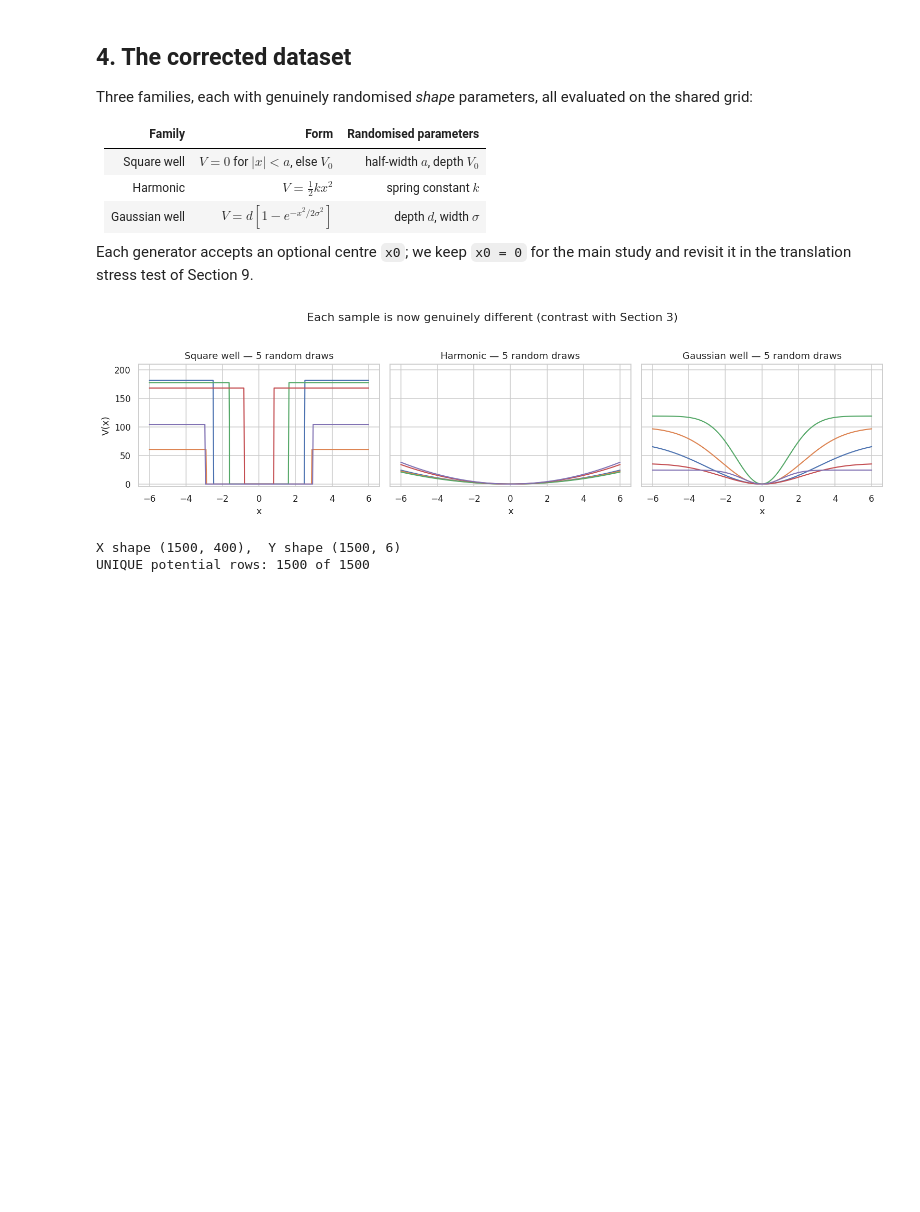
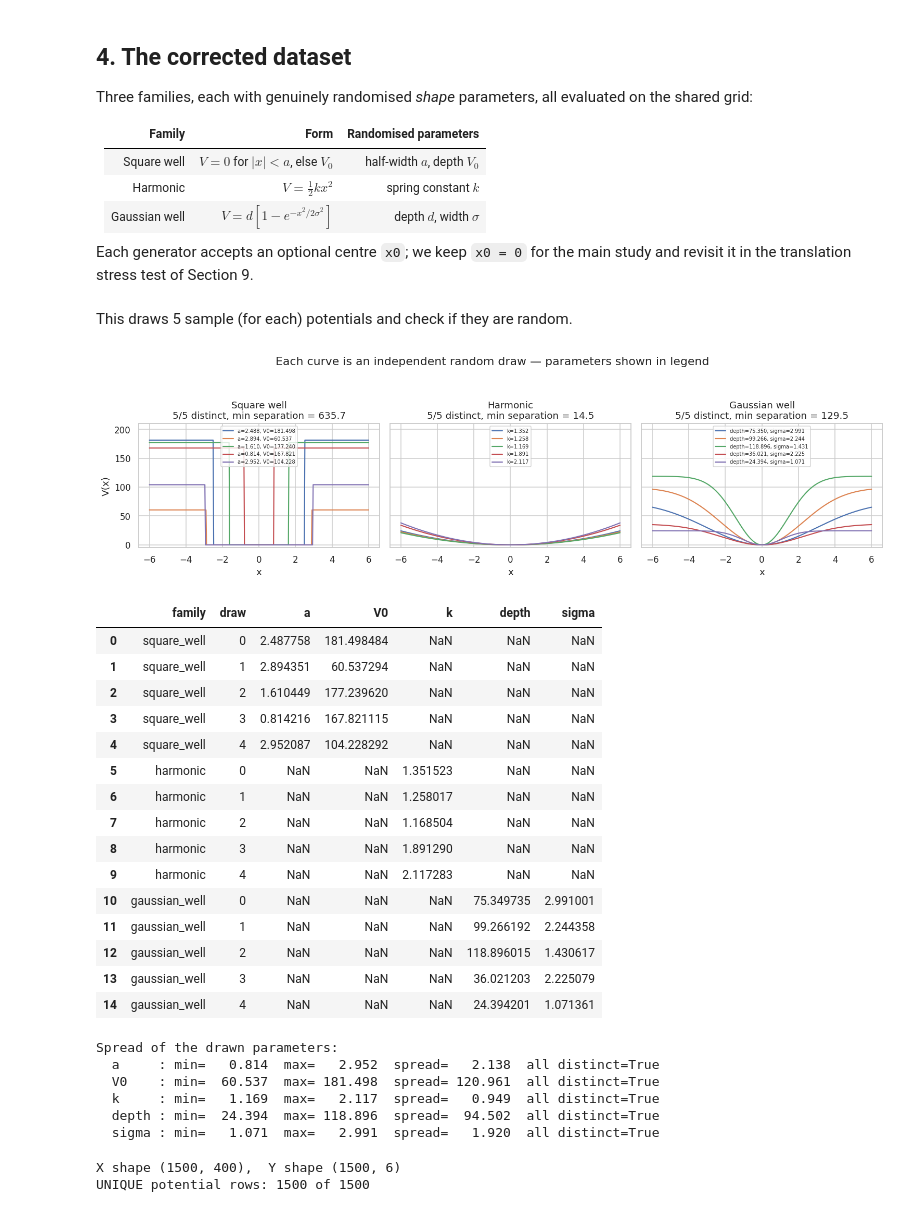
Before and after one commit to navgaur/SP-QM_ML-2025, a Jupyter notebook: QM_ML_update.ipynb, the cells around one changed output. Saved outputs shown, nothing was run; the diff lists cells and outputs as text; code cells hidden in the pictures; blank space fills up the shorter version.

```diff
--- a/QM_ML_update.ipynb
+++ b/QM_ML_update.ipynb
@@ -238,21 +238,71 @@ def build_dataset(n_samples, rng, jitter=False):
         X[i], Y[i] = V, solve_schrodinger(V)
         meta.append(info)
     return X, Y, meta
-# %%
-fig, axes = plt.subplots(1, 3, figsize=(14, 3.6), sharey=True)
-demo_rng = np.random.default_rng(7)
-for ax, gen, name in zip(axes, FAMILIES,
-                         ["Square well", "Harmonic", "Gaussian well"]):
-    for _ in range(5):
-        V, _info = gen(demo_rng)
-        ax.plot(x_grid, V, lw=1.4)
-    ax.set_title(f"{name} — 5 random draws")
-    ax.set_xlabel("x"); ax.set_ylim(-5, 210)
-axes[0].set_ylabel("V(x)")
-plt.suptitle("Each sample is now genuinely different (contrast with Section 3)", y=1.04)
-plt.tight_layout(); plt.show()
-# %% [output]
-[figure, removed]
+# %% [markdown]
+This draws 5 sample (for each) potentials and check if they are random.
+# %%
+N_DRAWS = 5
+demo_rng = np.random.default_rng(7)      # fixed seed -> reproducible figure
+
+fig, axes = plt.subplots(1, 3, figsize=(14, 3.8), sharey=True)
+records = []
+
+for ax, gen, name in zip(axes, FAMILIES, ["Square well", "Harmonic", "Gaussian well"]):
+    drawn = []
+    for d in range(N_DRAWS):
+        V, info = gen(demo_rng)                     # KEEP the parameters
+        drawn.append(V)
+        label = ", ".join(f"{k}={v:.3f}" for k, v in info.items()
+                          if k not in ("family", "x0"))
+        ax.plot(x_grid, V, lw=1.4, label=label)
+        records.append({"family": info["family"], "draw": d,
+                        **{k: v for k, v in info.items() if k not in ("family", "x0")}})
+
+    drawn = np.array(drawn)
+    n_unique = len(np.unique(drawn, axis=0))
+    dmin = min(np.linalg.norm(drawn[p] - drawn[q])
+               for p in range(N_DRAWS) for q in range(p + 1, N_DRAWS))
+    ax.set_title(f"{name}\n{n_unique}/{N_DRAWS} distinct, min separation = {dmin:.1f}")
+    ax.set_xlabel("x"); ax.set_ylim(-5, 210)
+    ax.legend(fontsize=6.5, loc="upper center")
+
+axes[0].set_ylabel("V(x)")
+plt.suptitle("Each curve is an independent random draw — parameters shown in legend", y=1.06)
+plt.tight_layout(); plt.show()
+
+df_draws = pd.DataFrame(records)
+display(df_draws)
+
+print("Spread of the drawn parameters:")
+for col in ["a", "V0", "k", "depth", "sigma"]:
+    if col in df_draws:
+        v = df_draws[col].dropna().values
+        print(f"  {col:6s}: min={v.min():8.3f}  max={v.max():8.3f}  "
+              f"spread={v.max()-v.min():8.3f}  all distinct={len(np.unique(v))==len(v)}")
+# %% [output]
+[figure, added]
+|  | family | draw | a | V0 | k | depth | sigma |
+| 0 | square_well | 0 | 2.487758 | 181.498484 | NaN | NaN | NaN |
+| 1 | square_well | 1 | 2.894351 | 60.537294 | NaN | NaN | NaN |
+| 2 | square_well | 2 | 1.610449 | 177.239620 | NaN | NaN | NaN |
+| 3 | square_well | 3 | 0.814216 | 167.821115 | NaN | NaN | NaN |
+| 4 | square_well | 4 | 2.952087 | 104.228292 | NaN | NaN | NaN |
+| 5 | harmonic | 0 | NaN | NaN | 1.351523 | NaN | NaN |
+| 6 | harmonic | 1 | NaN | NaN | 1.258017 | NaN | NaN |
+| 7 | harmonic | 2 | NaN | NaN | 1.168504 | NaN | NaN |
+| 8 | harmonic | 3 | NaN | NaN | 1.891290 | NaN | NaN |
+| 9 | harmonic | 4 | NaN | NaN | 2.117283 | NaN | NaN |
+| 10 | gaussian_well | 0 | NaN | NaN | NaN | 75.349735 | 2.991001 |
+| 11 | gaussian_well | 1 | NaN | NaN | NaN | 99.266192 | 2.244358 |
+| 12 | gaussian_well | 2 | NaN | NaN | NaN | 118.896015 | 1.430617 |
+| 13 | gaussian_well | 3 | NaN | NaN | NaN | 36.021203 | 2.225079 |
+| 14 | gaussian_well | 4 | NaN | NaN | NaN | 24.394201 | 1.071361 |
+Spread of the drawn parameters:
+  a     : min=   0.814  max=   2.952  spread=   2.138  all distinct=True
+  V0    : min=  60.537  max= 181.498  spread= 120.961  all distinct=True
+  k     : min=   1.169  max=   2.117  spread=   0.949  all distinct=True
+  depth : min=  24.394  max= 118.896  spread=  94.502  all distinct=True
+  sigma : min=   1.071  max=   2.991  spread=   1.920  all distinct=True
 # %%
 N_SAMPLES = 1500
 X, Y, META = build_dataset(N_SAMPLES, rng, jitter=False)
```
